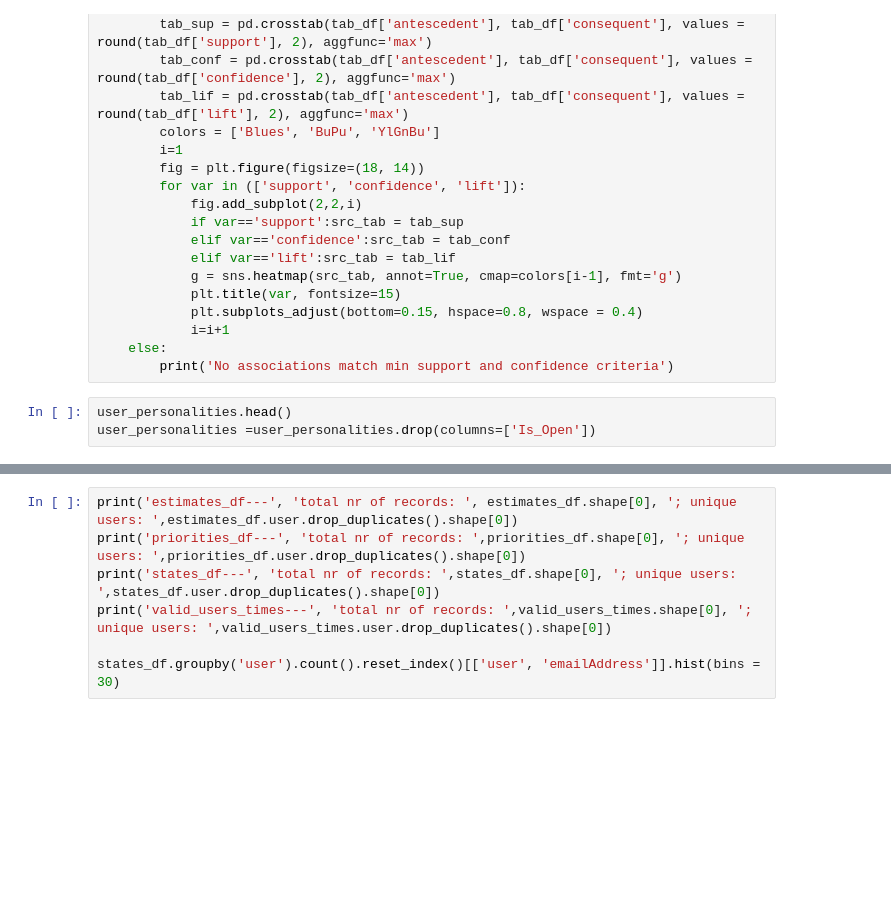
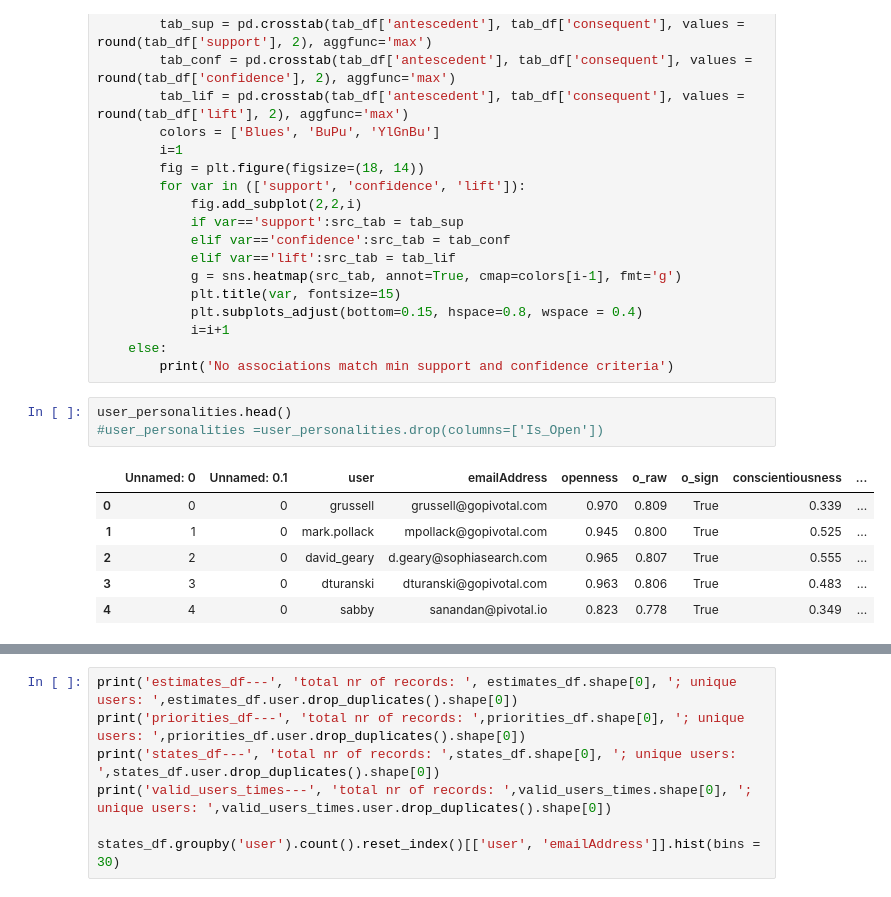
Before and after one commit to gogoladzetedo/Personalities_In_Agile, a Jupyter notebook: Analysis.ipynb, the cells around one changed output, grey strips where cells are left out. Drawn from its saved outputs; the diff is of its cells as text; blank space fills up the shorter version.

```diff
--- a/Analysis.ipynb
+++ b/Analysis.ipynb
@@ -1326,7 +1342,14 @@ def heatmap_rule_stats(df, min_support_=0, min_confidence_=0):
         print('No associations match min support and confidence criteria')
 # %%
 user_personalities.head()
-user_personalities =user_personalities.drop(columns=['Is_Open'])
+#user_personalities =user_personalities.drop(columns=['Is_Open'])
+# %% [output]
+|  | Unnamed: 0 | Unnamed: 0.1 | user | emailAddress | openness | o_raw | o_sign | conscientiousness | ... |
+| 0 | 0 | 0 | grussell | grussell@gopivotal.com | 0.970 | 0.809 | True | 0.339 | ... |
+| 1 | 1 | 0 | mark.pollack | mpollack@gopivotal.com | 0.945 | 0.800 | True | 0.525 | ... |
+| 2 | 2 | 0 | david_geary | d.geary@sophiasearch.com | 0.965 | 0.807 | True | 0.555 | ... |
+| 3 | 3 | 0 | dturanski | dturanski@gopivotal.com | 0.963 | 0.806 | True | 0.483 | ... |
+| 4 | 4 | 0 | sabby | sanandan@pivotal.io | 0.823 | 0.778 | True | 0.349 | ... |
 # %%
 user_personalities['Is_open']           =user_personalities['o_raw'].apply(          lambda x: 'Yes_openness' if x>np.mean(user_personalities['o_raw'])          else 'No_openness')
 user_personalities['Is_conscientious'] =user_personalities['c_raw'].apply( lambda x: 'Yes_conscientiousness' if x>np.mean(user_personalities['c_raw']) else 'No_conscientiousness')
```
Also changed, not shown: parts of 14 cells of this notebook.
